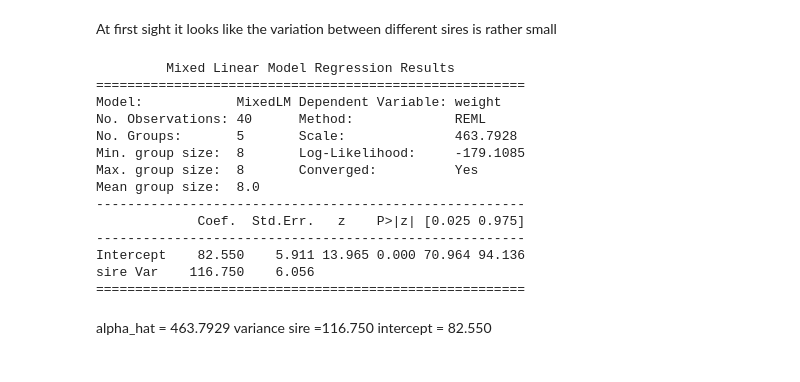
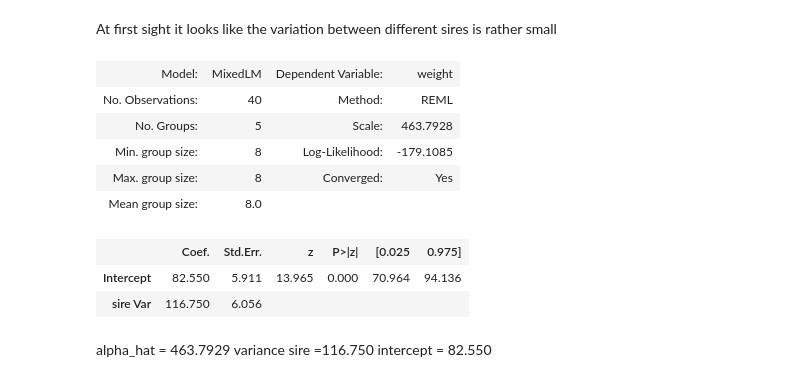
Before and after one commit to amahjourwalid/CA-HMMA307, a Jupyter notebook: Random and Mixed Effects Models.ipynb, the cells around one changed output. Drawn from its saved outputs; the diff is of its cells as text; code cells hidden in the pictures.

```diff
--- a/Random and Mixed Effects Models.ipynb
+++ b/Random and Mixed Effects Models.ipynb
@@ -43,22 +48,17 @@ At first sight it looks like the variation between different sires is rather sma
 # %%
 md = smf.mixedlm("weight ~(1-sire)", animals, groups="sire" )
 mdf = md.fit()
-print(mdf.summary())
+mdf.summary()
 # %% [output]
-         Mixed Linear Model Regression Results
-=======================================================
-Model:            MixedLM Dependent Variable: weight
-No. Observations: 40      Method:             REML
-No. Groups:       5       Scale:              463.7928
-Min. group size:  8       Log-Likelihood:     -179.1085
-Max. group size:  8       Converged:          Yes
-Mean group size:  8.0
--------------------------------------------------------
-             Coef.  Std.Err.   z    P>|z| [0.025 0.975]
--------------------------------------------------------
-Intercept    82.550    5.911 13.965 0.000 70.964 94.136
-sire Var    116.750    6.056
-=======================================================
+| Model: | MixedLM | Dependent Variable: | weight |
+| No. Observations: | 40 | Method: | REML |
+| No. Groups: | 5 | Scale: | 463.7928 |
+| Min. group size: | 8 | Log-Likelihood: | -179.1085 |
+| Max. group size: | 8 | Converged: | Yes |
+| Mean group size: | 8.0 |  |  |
+|  | Coef. | Std.Err. | z | P>|z| | [0.025 | 0.975] |
+| Intercept | 82.550 | 5.911 | 13.965 | 0.000 | 70.964 | 94.136 |
+| sire Var | 116.750 | 6.056 |  |  |  |  |
 # %% [markdown]
 alpha_hat = 463.7929
 variance sire =116.750
```
Also changed, not shown: parts of 9 cells of this notebook, 1 other file.
